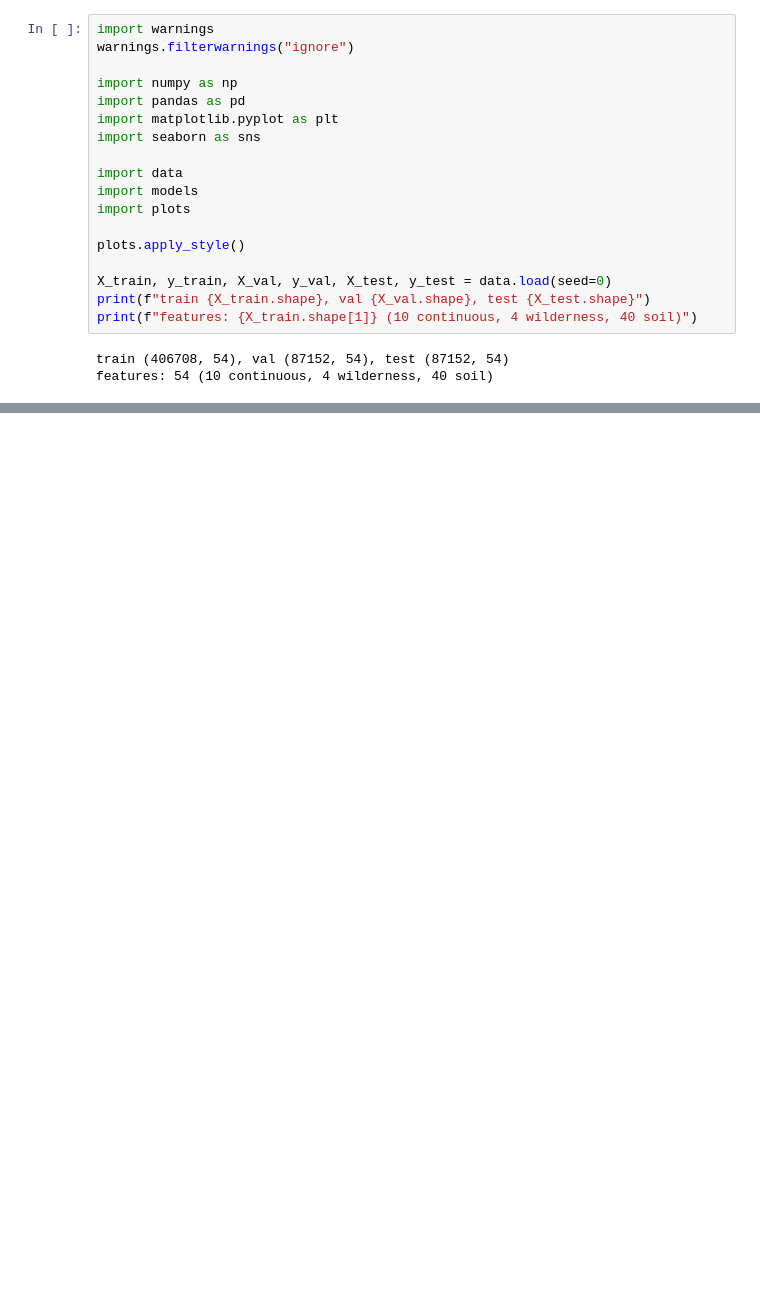
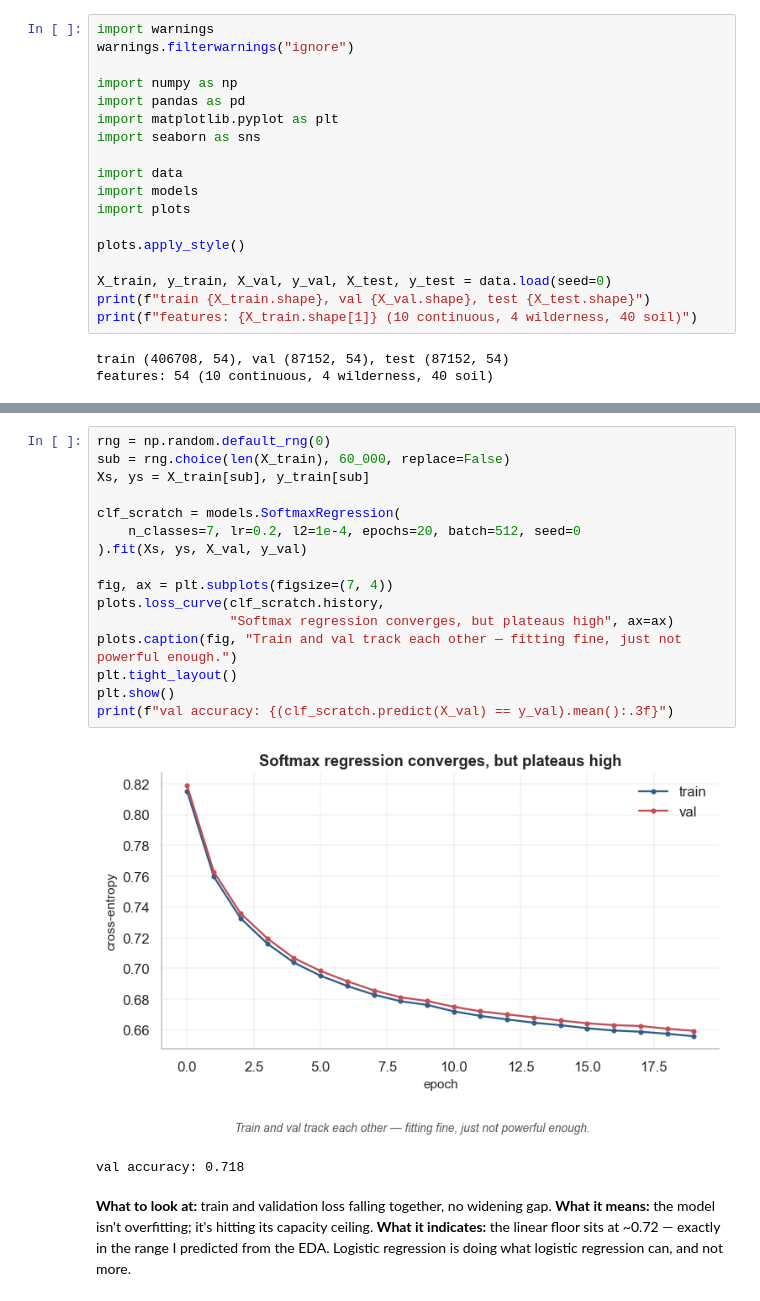
Before and after one commit to Ahmad-Jaradat-Space/forest-cover-type, a Jupyter notebook: notebook.ipynb, the cells around one changed output, grey strips where cells are left out. Drawn from its saved outputs; the diff is of its cells as text; blank space fills up the shorter version.

```diff
--- a/notebook.ipynb
+++ b/notebook.ipynb
@@ -328,0 +153,25 @@ Tree ensembles win, which is the expected outcome on tabular data with mixed con
+# %%
+rng = np.random.default_rng(0)
+sub = rng.choice(len(X_train), 60_000, replace=False)
+Xs, ys = X_train[sub], y_train[sub]
+
+clf_scratch = models.SoftmaxRegression(
+    n_classes=7, lr=0.2, l2=1e-4, epochs=20, batch=512, seed=0
+).fit(Xs, ys, X_val, y_val)
+
+fig, ax = plt.subplots(figsize=(7, 4))
+plots.loss_curve(clf_scratch.history,
+                 "Softmax regression converges, but plateaus high", ax=ax)
+plots.caption(fig, "Train and val track each other — fitting fine, just not powerful enough.")
+plt.tight_layout()
+plt.show()
+print(f"val accuracy: {(clf_scratch.predict(X_val) == y_val).mean():.3f}")
+# %% [output]
+[figure, added]
+val accuracy: 0.718
+# %% [markdown]
+**What to look at:** train and validation loss falling together,
+no widening gap. **What it means:** the model isn't overfitting; it's
+hitting its capacity ceiling. **What it indicates:** the linear floor
+sits at ~0.72 — exactly in the range I predicted from the EDA. Logistic
+regression is doing what logistic regression can, and not more.
```
Also changed, not shown: parts of 79 cells of this notebook, 1 other file.
